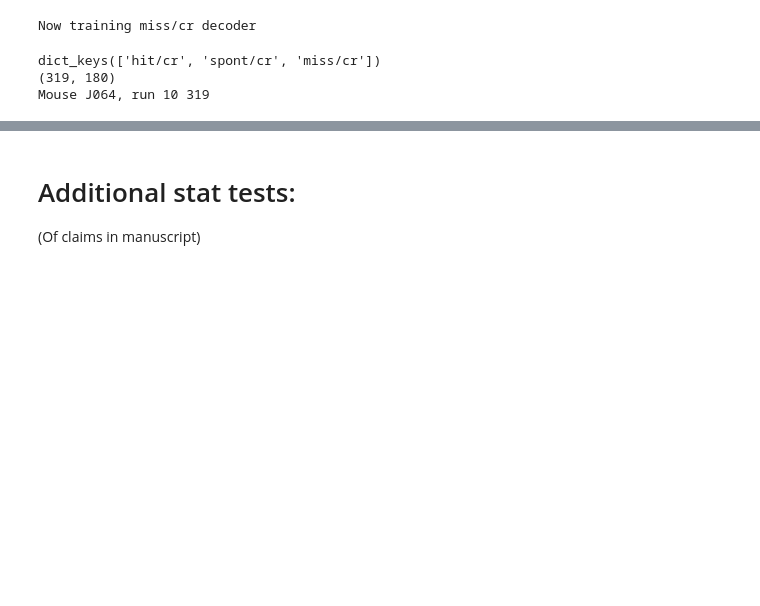
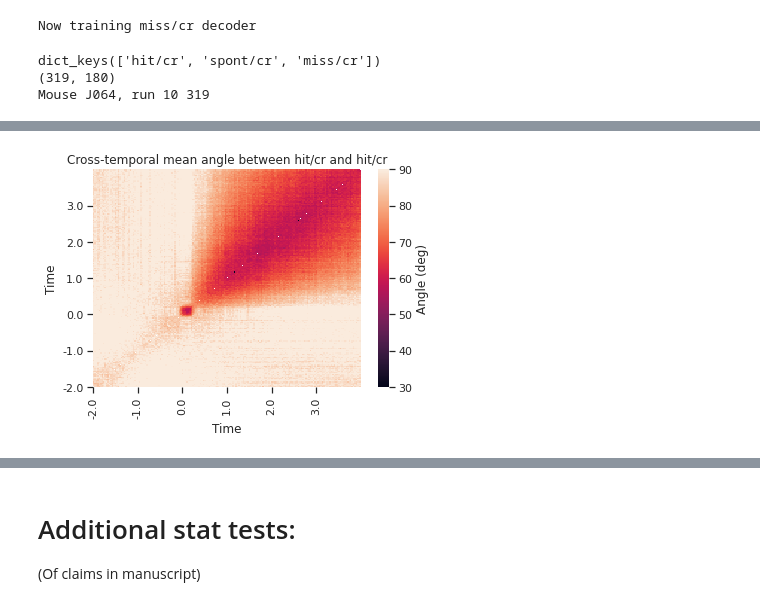
Before and after one commit to Packer-Lab/popping-off, a Jupyter notebook: notebooks/Paper Figures/Figure3.ipynb, the cells around one changed output, grey strips where cells are left out. Cells and saved outputs as stored; diff of their text form; code cells hidden in the pictures; blank space fills up the shorter version.

```diff
--- a/notebooks/Paper Figures/Figure3.ipynb
+++ b/notebooks/Paper Figures/Figure3.ipynb
@@ -471,3 +469,8 @@ Text(393.92499999999995, 0.5, 'Angle (deg)')
+# %%
+pop.plot_dynamic_angle_between_decoders(decoder_weights_angle=decoder_weights_angle, tp_dict=tp_dict,
+                                        reg='s2', dec_1='hit/cr', dec_2='hit/cr')
+# %% [output]
+[figure, added]
 # %%
 fig = plt.figure(constrained_layout=False, figsize=(16, 7))
 gs_dyn_dec = fig.add_gridspec(ncols=4, nrows=2, bottom=0.05, top=0.92, right=0.96, left=0.05,
```
Also changed, not shown: parts of 12 cells of this notebook, 5 other files.
